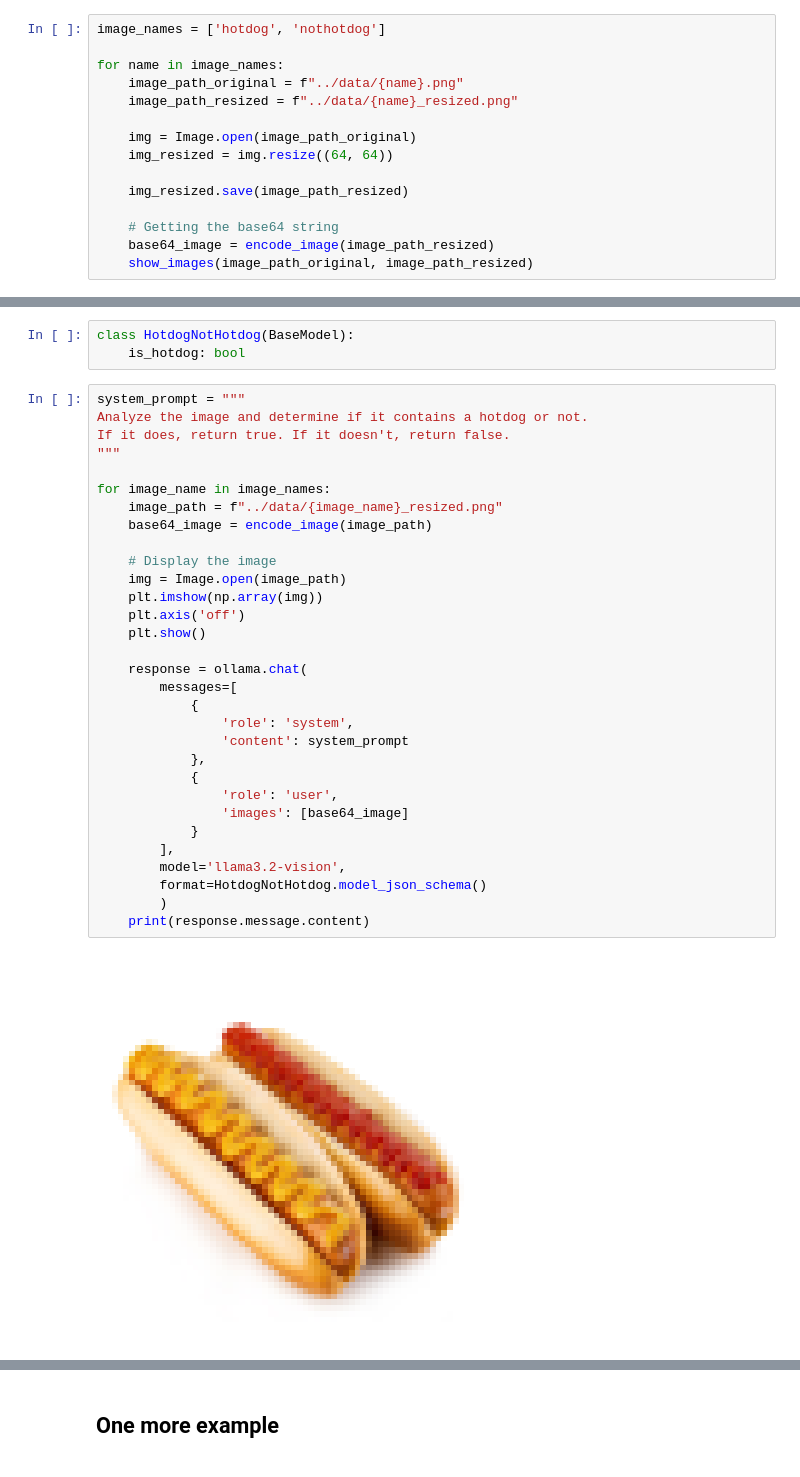
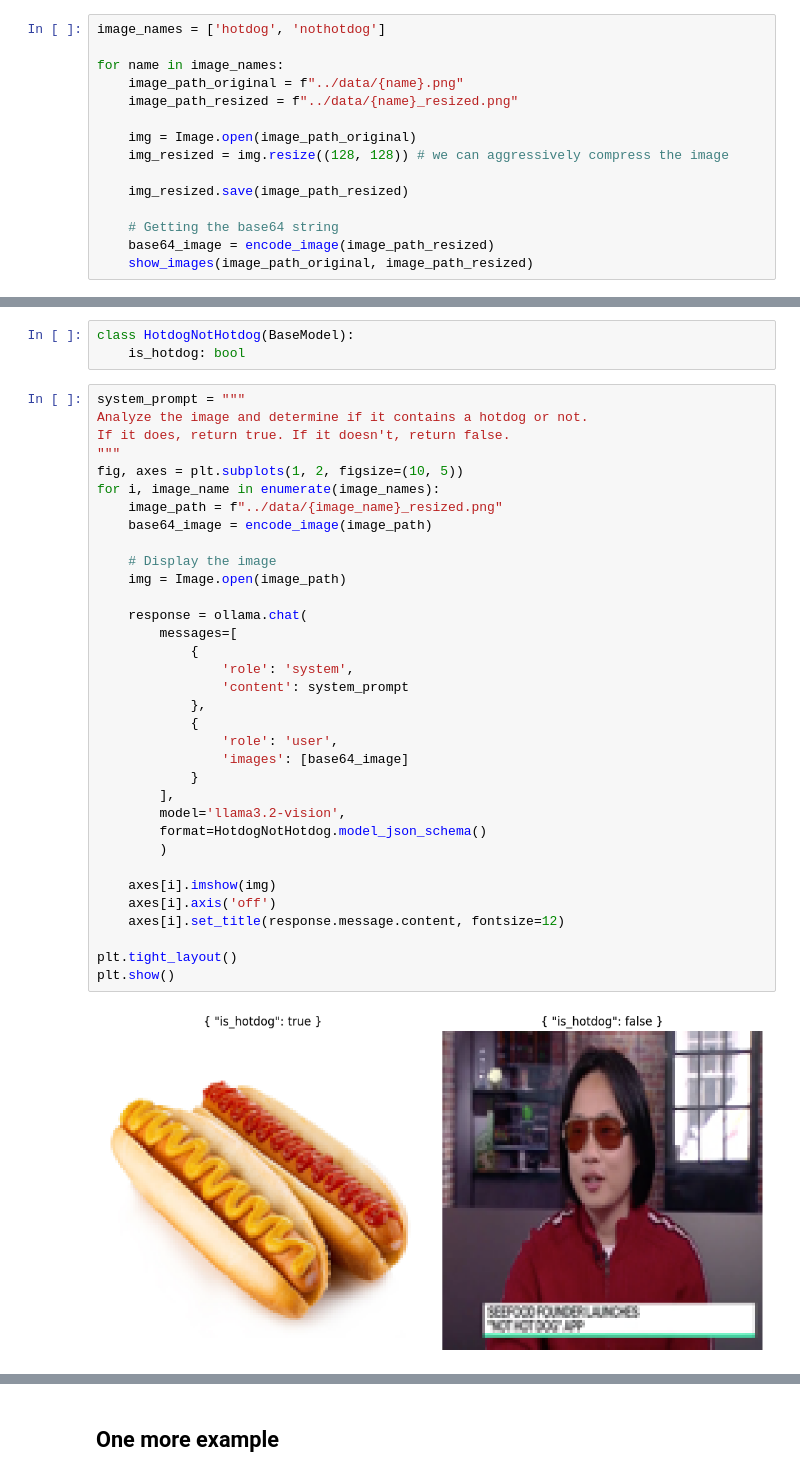
Before and after one commit to DmitrySerg/data-wondering, a Jupyter notebook: local-llm-example/notebooks/0-ollama-example.ipynb, the cells around one changed output, grey strips where cells are left out. Drawn from its saved outputs; the diff is of its cells as text.

Commit message:
Updated visualisations

```diff
--- a/local-llm-example/notebooks/0-ollama-example.ipynb
+++ b/local-llm-example/notebooks/0-ollama-example.ipynb
@@ -270,7 +281,7 @@ for name in image_names:
     image_path_resized = f"../data/{name}_resized.png"
 
     img = Image.open(image_path_original)
-    img_resized = img.resize((64, 64))
+    img_resized = img.resize((128, 128)) # we can aggressively compress the image
 
     img_resized.save(image_path_resized)
 
@@ -286,33 +297,36 @@ class HotdogNotHotdog(BaseModel):
 # %%
 system_prompt = """
 Analyze the image and determine if it contains a hotdog or not.
 If it does, return true. If it doesn't, return false.
 """
-
-for image_name in image_names:
+fig, axes = plt.subplots(1, 2, figsize=(10, 5))
+for i, image_name in enumerate(image_names):
     image_path = f"../data/{image_name}_resized.png"
     base64_image = encode_image(image_path)
 
     # Display the image
     img = Image.open(image_path)
-    plt.imshow(np.array(img))
-    plt.axis('off')
-    plt.show()
 
     response = ollama.chat(
         messages=[
             {
                 'role': 'system',
                 'content': system_prompt
             },
             {
                 'role': 'user',
                 'images': [base64_image]
             }
         ],
         model='llama3.2-vision',
         format=HotdogNotHotdog.model_json_schema()
         )
-    print(response.message.content)
+
+    axes[i].imshow(img)
+    axes[i].axis('off')
+    axes[i].set_title(response.message.content, fontsize=12)
+
+plt.tight_layout()
+plt.show()
 # %% [output]
-[figure, old version]
+[figure, new version]
```
Also changed, not shown: parts of 18 cells of this notebook.
